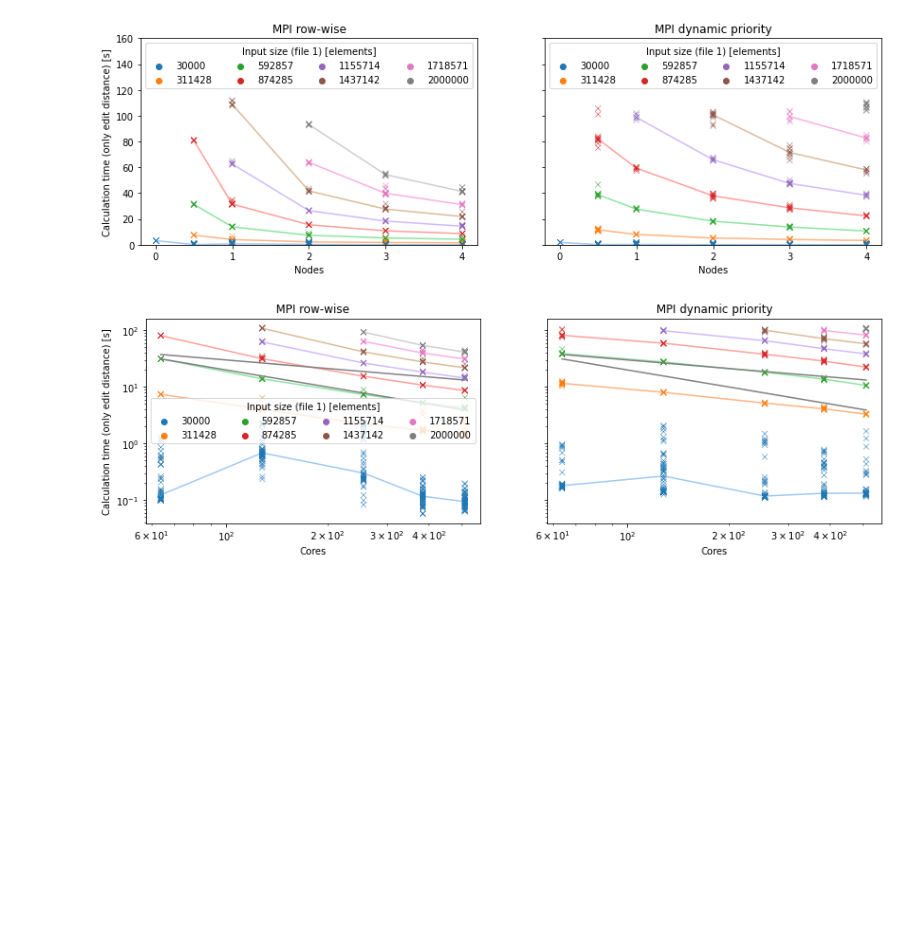
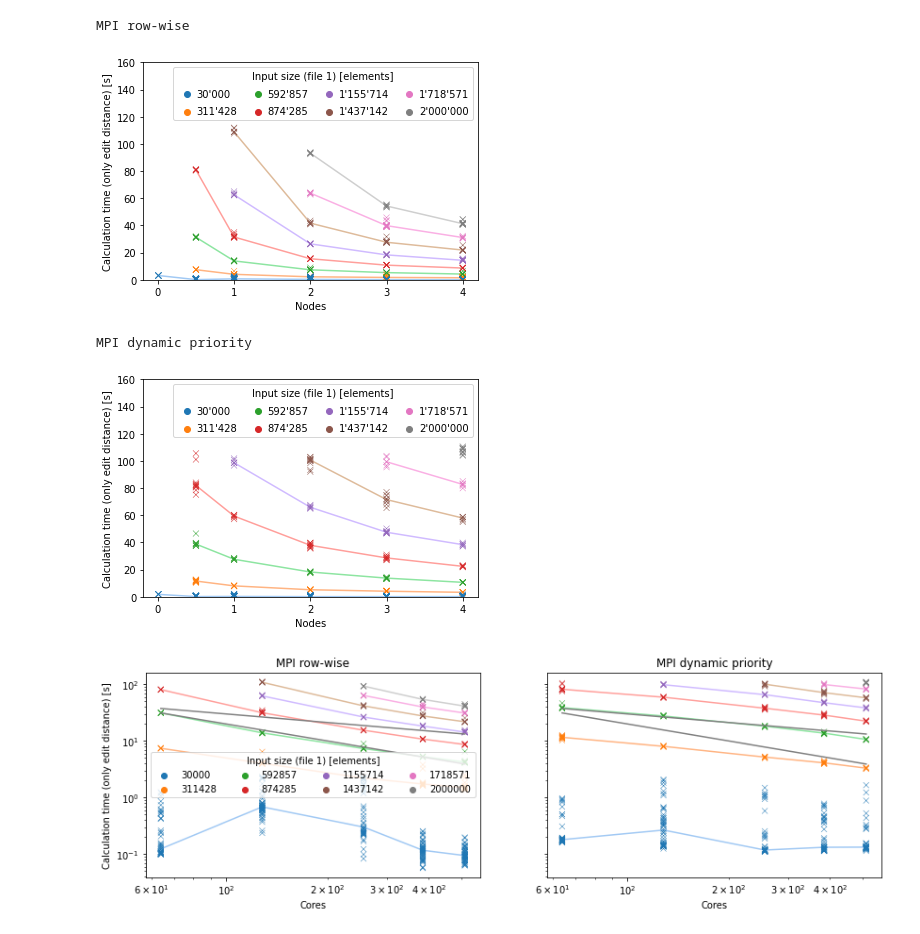
Before and after one commit to tehwalris/mpi-myers-diff, a Jupyter notebook: notebooks/benchmark-analysis-report/parallel_scaling.ipynb, the cells around one changed output. Saved outputs shown, nothing was run; the diff lists cells and outputs as text; code cells hidden in the pictures; blank space fills up the shorter version.

Commit message:
Polish plots

```diff
--- a/notebooks/benchmark-analysis-report/parallel_scaling.ipynb
+++ b/notebooks/benchmark-analysis-report/parallel_scaling.ipynb
@@ -35,31 +38,40 @@ for diff_program in diff_programs:
     assert (benchmark_results['diff_program'] == diff_program).any()
 # %%
 palette = {mpi_procs: color for mpi_procs, color in zip(sorted(benchmark_results.mpi_procs.dropna().unique()), sns.color_palette())}
-fig, ax = plt.subplots(1, len(diff_programs), figsize=(14, 4), sharex=True, sharey=True)
 for diff_program_i, diff_program in enumerate(diff_programs):
+    fig, ax = plt.subplots()
+
     temp = benchmark_results.copy()
     temp['seconds_until_len'] = temp['micros_until_len'] * 1e-6
     temp['mpi_nodes'] = temp['mpi_procs'] / 128
     temp = temp[(temp['diff_program'] == diff_program) & (temp['input_strategy'] == 'independent')]
 
     temp_2 = temp.groupby(['input_length_1', 'mpi_nodes'])['seconds_until_len'].median().unstack('input_length_1')
 
-    this_ax = ax[diff_program_i]
     plot_scatter_with_lines(
-        ax=this_ax,
+        ax=ax,
         scatter_data=temp,
         line_data=temp_2,
         x_key='mpi_nodes',
         y_key='seconds_until_len',
         hue_key='input_length_1',
         sort_hue_keys=True,
-        hue_to_label=str,
+        hue_to_label=format_input_size,
     )
-    this_ax.set_title(nice_name_map[diff_program])
-    this_ax.set_xticks(np.arange(np.ceil(temp['mpi_nodes'].max()) + 1))
-    this_ax.set_ylim(0, 160)
+    ax.set_xticks(np.arange(np.ceil(temp['mpi_nodes'].max()) + 1))
+    ax.set_ylim(0, 160)
+
+    save_plot(fig, f'scaling-time-{nice_name_map[diff_program].replace(" ", "-").lower()}')
+
+    # HACK print the title here, but don't save it to the file
+    print(nice_name_map[diff_program])
+    display(fig)
+    plt.close()
 # %% [output]
+MPI row-wise
-[figure, old version]
+[figure, new version]
+MPI dynamic priority
+[figure, added]
 # %%
 palette = {mpi_procs: color for mpi_procs, color in zip(sorted(benchmark_results.mpi_procs.dropna().unique()), sns.color_palette())}
 fig, ax = plt.subplots(1, len(diff_programs), figsize=(14, 4), sharex=True, sharey=True)
```
Also changed, not shown: parts of 4 cells of this notebook, 2 other files.
